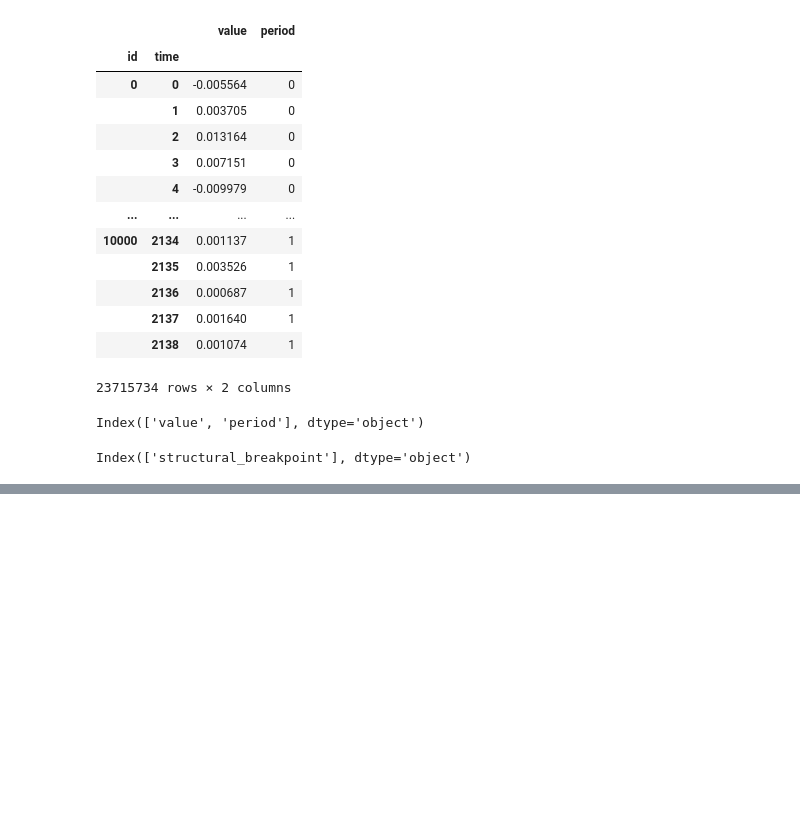
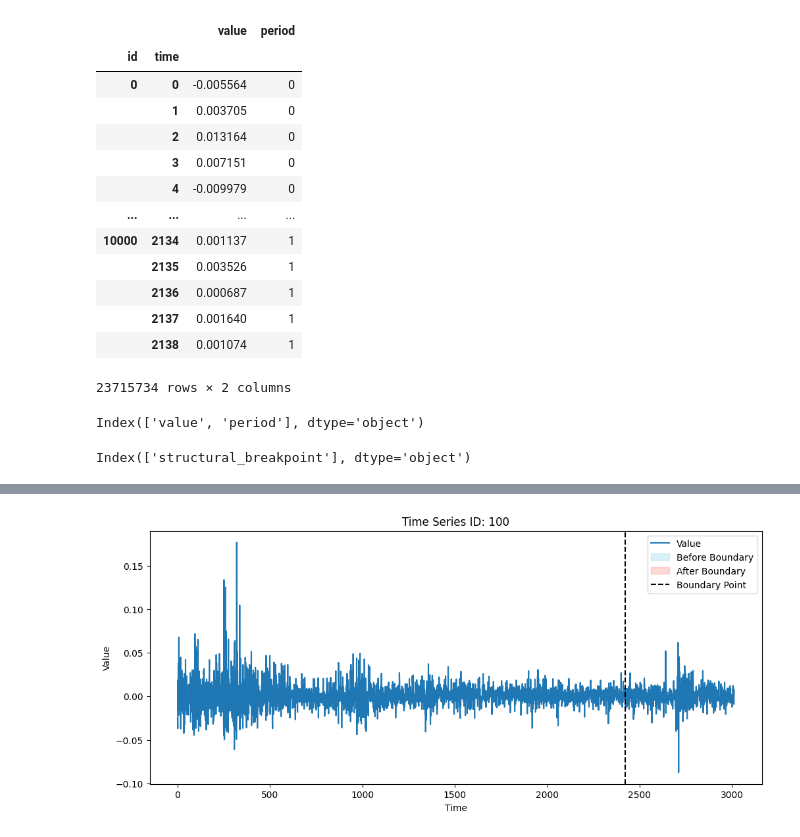
Before and after one commit to Teddy007-oss/Predict-The-Structural-Break, a Jupyter notebook: notebooks/data_exploration.ipynb, the cells around one changed output, grey strips where cells are left out. Saved outputs shown, nothing was run; the diff lists cells and outputs as text; code cells hidden in the pictures; blank space fills up the shorter version.

```diff
--- a/notebooks/data_exploration.ipynb
+++ b/notebooks/data_exploration.ipynb
@@ -130,0 +135,29 @@ Index(['structural_breakpoint'], dtype='object')
+# %%
+import matplotlib.pyplot as plt
+
+def plot_time_series(df, series_id):
+    series_data = df.loc[series_id]
+
+    plt.figure(figsize=(12, 5))
+    plt.plot(series_data.index, series_data['value'], label='Value')
+
+    # Highlight before/after boundary periods with colors
+    before = series_data[series_data['period'] == 0]
+    after = series_data[series_data['period'] == 1]
+    plt.fill_between(before.index, before['value'], color='skyblue', alpha=0.3, label='Before Boundary')
+    plt.fill_between(after.index, after['value'], color='salmon', alpha=0.3, label='After Boundary')
+
+    # Boundary time (where period changes from 0 to 1)
+    boundary_time = after.index.min()
+    plt.axvline(boundary_time, color='black', linestyle='--', label='Boundary Point')
+
+    plt.title(f'Time Series ID: {series_id}')
+    plt.xlabel('Time')
+    plt.ylabel('Value')
+    plt.legend()
+    plt.show()
+
+# Usage:
+plot_time_series(x_train, series_id=100)
+# %% [output]
+[figure, added]
```
Also changed, not shown: parts of 5 cells of this notebook.
